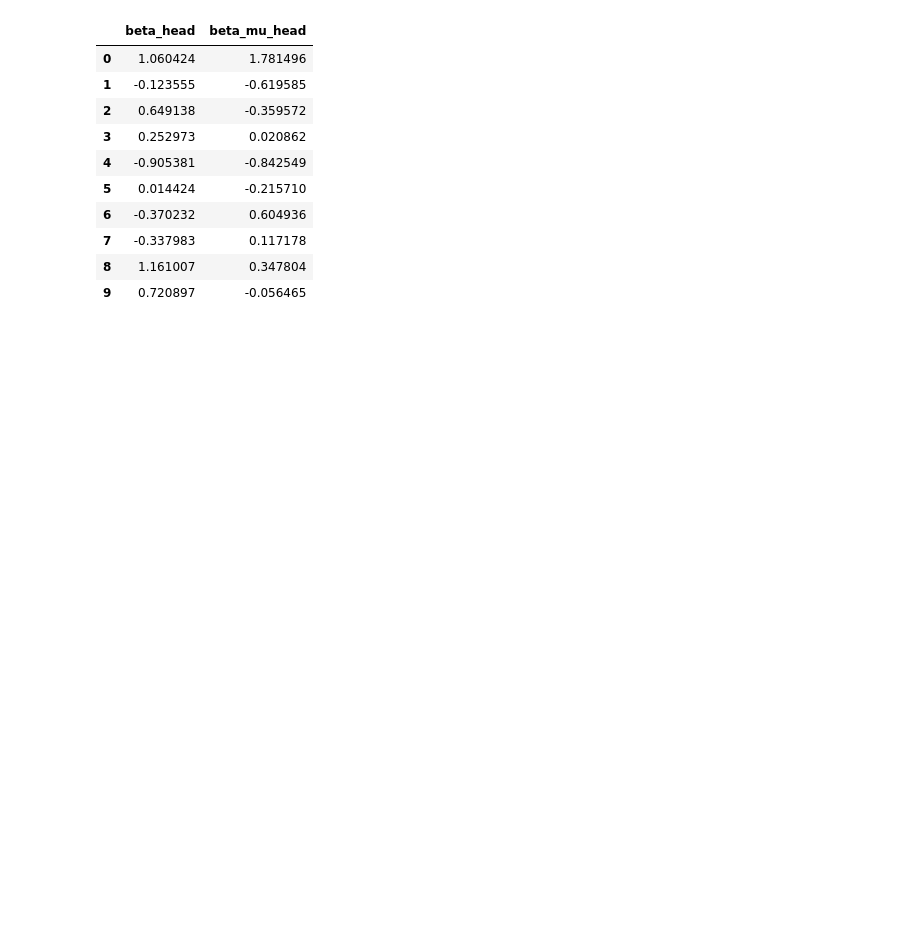
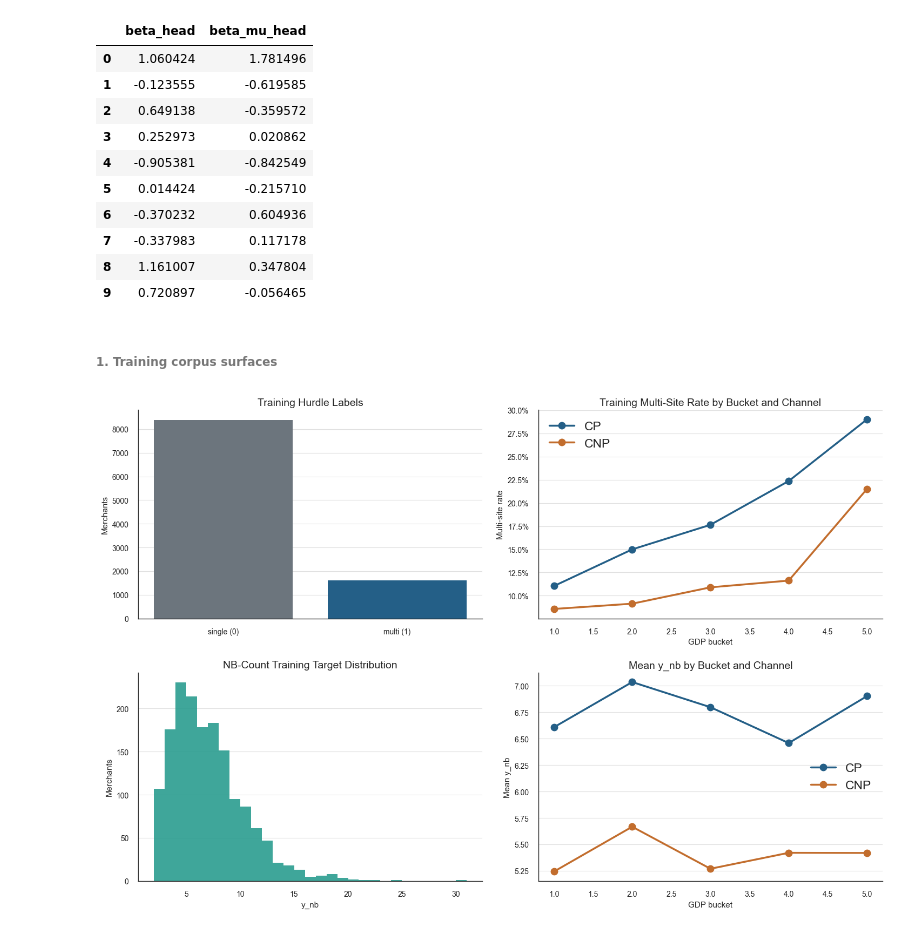
Before and after one commit to EsosaOrumwese/fraud-detection-system, a Jupyter notebook: analysis/dev_full_offline_investigation/00_investigation/notebooks/00_understanding_governed_data_world_p1.ipynb, the cells around one changed output. Saved outputs shown, nothing was run; the diff lists cells and outputs as text; code cells hidden in the pictures; blank space fills up the shorter version.

Commit message:
add plots for hurdle coeff

```diff
--- a/analysis/dev_full_offline_investigation/00_investigation/notebooks/00_understanding_governed_data_world_p1.ipynb
+++ b/analysis/dev_full_offline_investigation/00_investigation/notebooks/00_understanding_governed_data_world_p1.ipynb
@@ -2807,0 +3401,9 @@ hurdle_coefficients_path: C:\Users\LEGION\Documents\Data Science\Python & R Scri
+# %%
+# Build the shared coefficient context once so all coefficient plots inspect the same governed objects.
+hurdle_coeff_ctx = build_hurdle_coeff_context()
+# %% [markdown]
+###### 1. Training corpus surfaces
+# %%
+plot_hurdle_coeff_training_corpus_surfaces(hurdle_coeff_ctx)
+# %% [output]
+[figure, added]
```
Also changed, not shown: parts of 13 cells of this notebook.
